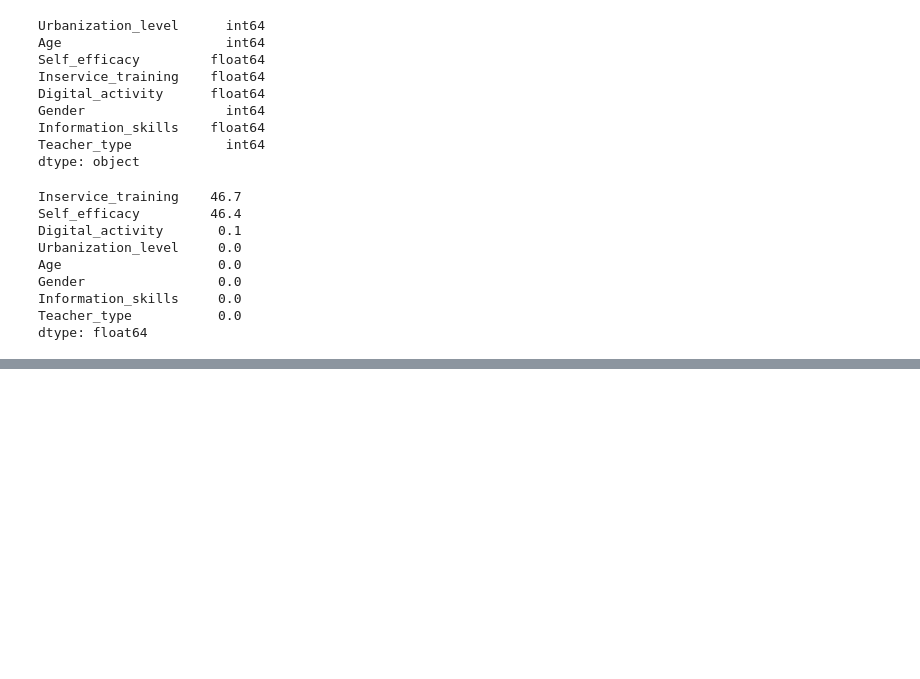
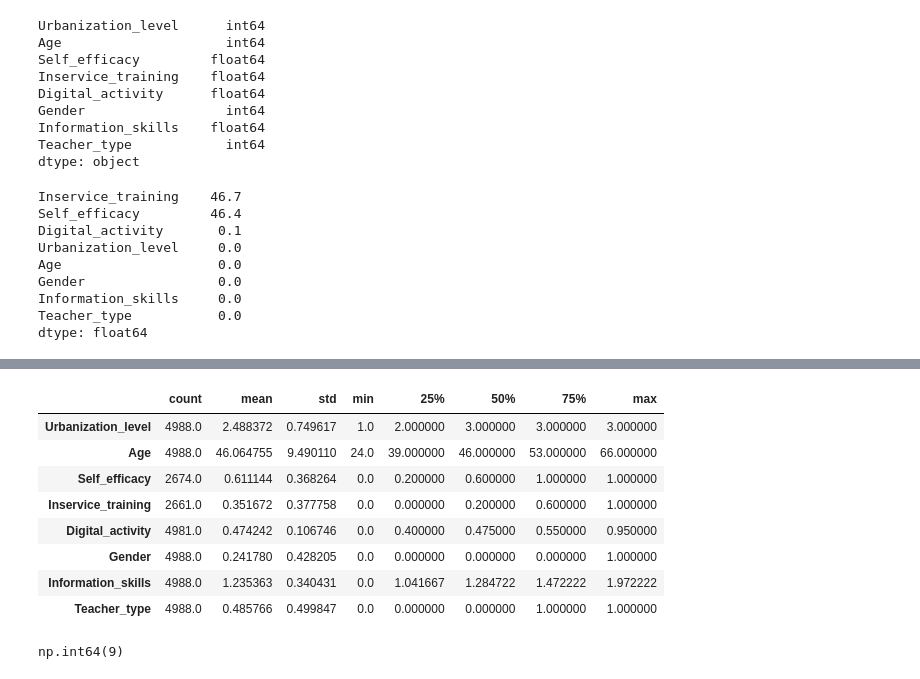
Before and after one commit to Kenchan-paradise/messy-data-eda, a Jupyter notebook: notebook.ipynb, the cells around one changed output, grey strips where cells are left out. Drawn from its saved outputs; the diff is of its cells as text; code cells hidden in the pictures; blank space fills up the shorter version.

```diff
--- a/notebook.ipynb
+++ b/notebook.ipynb
@@ -108,0 +170,17 @@ dtype: float64
+# %%
+# f. Impossible or suspicious values
+df.describe().T
+# %% [output]
+|  | count | mean | std | min | 25% | 50% | 75% | max |
+| Urbanization_level | 4988.0 | 2.488372 | 0.749617 | 1.0 | 2.000000 | 3.000000 | 3.000000 | 3.000000 |
+| Age | 4988.0 | 46.064755 | 9.490110 | 24.0 | 39.000000 | 46.000000 | 53.000000 | 66.000000 |
+| Self_efficacy | 2674.0 | 0.611144 | 0.368264 | 0.0 | 0.200000 | 0.600000 | 1.000000 | 1.000000 |
+| Inservice_training | 2661.0 | 0.351672 | 0.377758 | 0.0 | 0.000000 | 0.200000 | 0.600000 | 1.000000 |
+| Digital_activity | 4981.0 | 0.474242 | 0.106746 | 0.0 | 0.400000 | 0.475000 | 0.550000 | 0.950000 |
+| Gender | 4988.0 | 0.241780 | 0.428205 | 0.0 | 0.000000 | 0.000000 | 0.000000 | 1.000000 |
+| Information_skills | 4988.0 | 1.235363 | 0.340431 | 0.0 | 1.041667 | 1.284722 | 1.472222 | 1.972222 |
+| Teacher_type | 4988.0 | 0.485766 | 0.499847 | 0.0 | 0.000000 | 0.000000 | 1.000000 | 1.000000 |
+# %%
+(df['Information_skills'] == 0).sum() # 0 is impossible for this variable
+# %% [output]
+np.int64(9)
```
Also changed, not shown: parts of 7 cells of this notebook, 1 other file.
